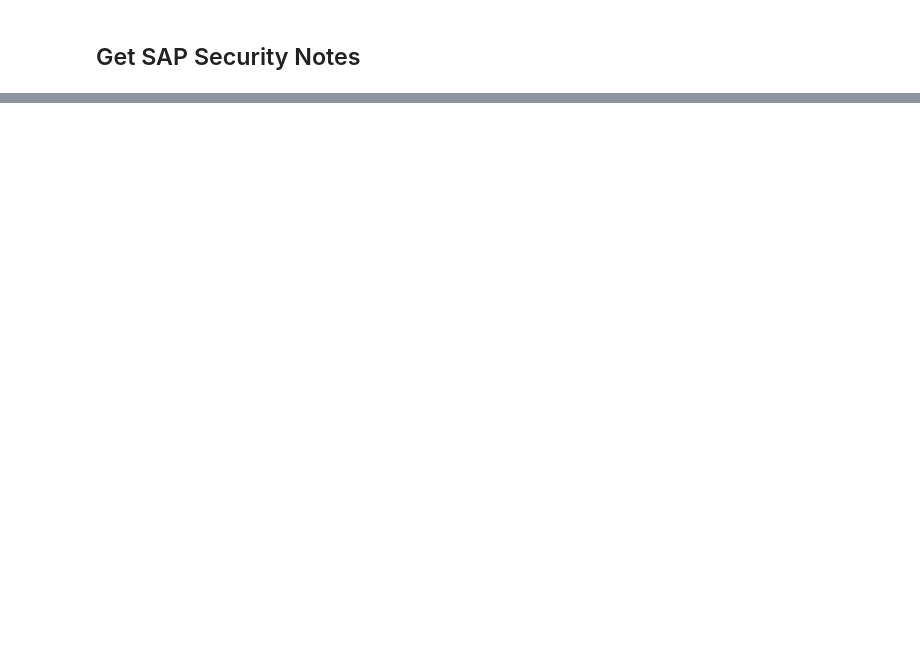
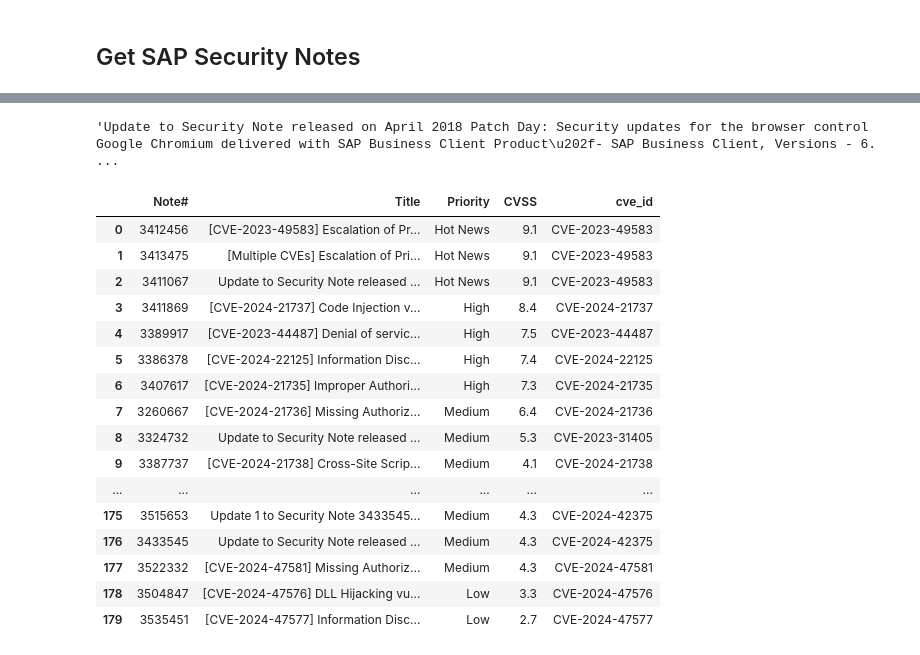
Before and after one commit to rhnux/sap_compass_vulns, a Jupyter notebook: notebooks/2.1-rn-get_SAP_CVEs_all.ipynb, the cells around one changed output, grey strips where cells are left out. Cells and saved outputs as stored; diff of their text form; code cells hidden in the pictures; blank space fills up the shorter version.

```diff
--- a/notebooks/2.1-rn-get_SAP_CVEs_all.ipynb
+++ b/notebooks/2.1-rn-get_SAP_CVEs_all.ipynb
@@ -126,3 +112,7 @@ def etData2(x):
+# %%
+sap_2024_df.loc[12]['Title']
+# %% [output]
+'Update to Security Note released on April 2018 Patch Day: Security updates for the browser control Google Chromium delivered with SAP Business Client Product\u202f- SAP Business Client, Versions - 6. ...
 # %%
 sap_202401_df = etData1(sap_202401)
 sap_202402_df = etData1(sap_202402)
@@ -142,6 +132,26 @@ sap_2024_df = pd.concat(sap_2024_ls)
 # %%
 sap_2024_notes = sap_2024_df.dropna()
 #sap_2024_notes = pd.read_csv('sap_notes_2024.csv')
+# %%
+sap_2024_notes
+# %% [output]
+|  | Note# | Title | Priority | CVSS | cve_id |
+| 0 | 3412456 | [CVE-2023-49583] Escalation of Pr... | Hot News | 9.1 | CVE-2023-49583 |
+| 1 | 3413475 | [Multiple CVEs] Escalation of Pri... | Hot News | 9.1 | CVE-2023-49583 |
+| 2 | 3411067 | Update to Security Note released ... | Hot News | 9.1 | CVE-2023-49583 |
+| 3 | 3411869 | [CVE-2024-21737] Code Injection v... | High | 8.4 | CVE-2024-21737 |
+| 4 | 3389917 | [CVE-2023-44487] Denial of servic... | High | 7.5 | CVE-2023-44487 |
+| 5 | 3386378 | [CVE-2024-22125] Information Disc... | High | 7.4 | CVE-2024-22125 |
+| 6 | 3407617 | [CVE-2024-21735] Improper Authori... | High | 7.3 | CVE-2024-21735 |
+| 7 | 3260667 | [CVE-2024-21736] Missing Authoriz... | Medium | 6.4 | CVE-2024-21736 |
+| 8 | 3324732 | Update to Security Note released ... | Medium | 5.3 | CVE-2023-31405 |
+| 9 | 3387737 | [CVE-2024-21738] Cross-Site Scrip... | Medium | 4.1 | CVE-2024-21738 |
+| ... | ... | ... | ... | ... | ... |
+| 175 | 3515653 | Update 1 to Security Note 3433545... | Medium | 4.3 | CVE-2024-42375 |
+| 176 | 3433545 | Update to Security Note released ... | Medium | 4.3 | CVE-2024-42375 |
+| 177 | 3522332 | [CVE-2024-47581] Missing Authoriz... | Medium | 4.3 | CVE-2024-47581 |
+| 178 | 3504847 | [CVE-2024-47576] DLL Hijacking vu... | Low | 3.3 | CVE-2024-47576 |
+| 179 | 3535451 | [CVE-2024-47577] Information Disc... | Low | 2.7 | CVE-2024-47577 |
 # %%
 sap_all_ls = [sap_2021_notes, sap_2022_notes, sap_2023_notes, sap_2024_notes]
 sap_all_notes = pd.concat(sap_all_ls)
```
Also changed, not shown: parts of 11 cells of this notebook, 6 other files.
